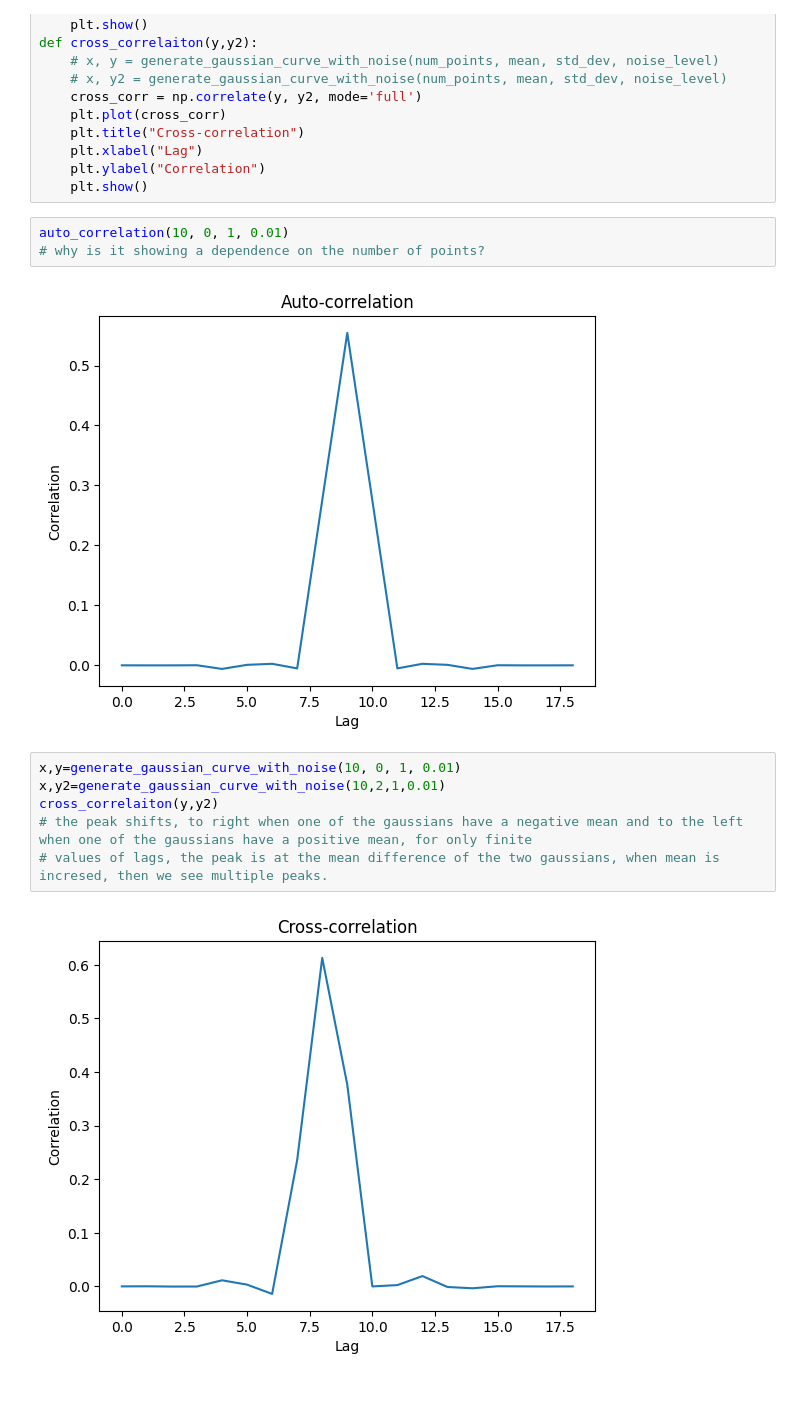
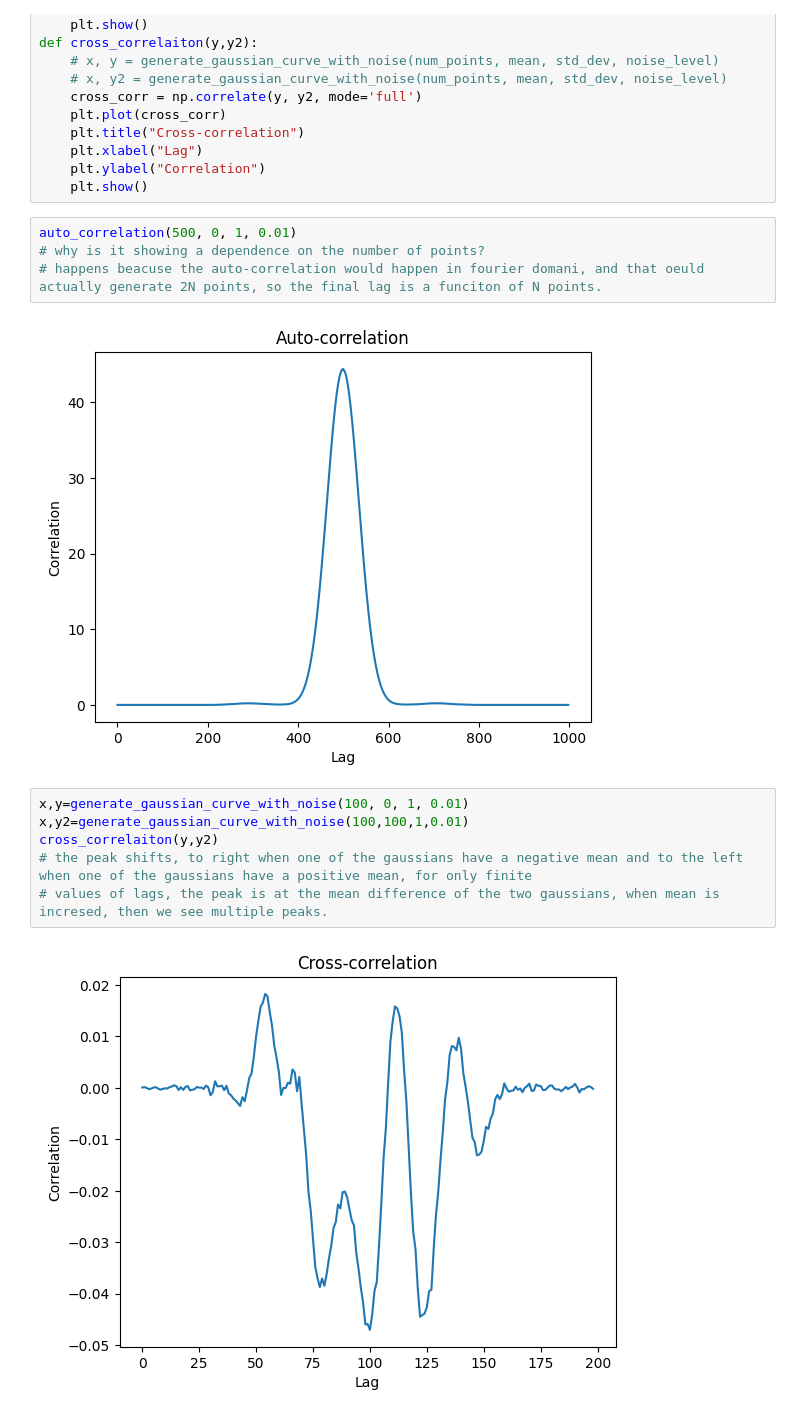
Before and after one commit to sonjaove/random-progs, a Jupyter notebook: corr.ipynb, the cells around one changed output. Drawn from its saved outputs; the diff is of its cells as text.

```diff
--- a/corr.ipynb
+++ b/corr.ipynb
@@ -37,15 +37,16 @@ def cross_correlaiton(y,y2):
     plt.ylabel("Correlation")
     plt.show()
 # %%
-auto_correlation(10, 0, 1, 0.01)
+auto_correlation(500, 0, 1, 0.01)
 # why is it showing a dependence on the number of points?
+# happens beacuse the auto-correlation would happen in fourier domani, and that oeuld actually generate 2N points, so the final lag is a funciton of N points.
 # %% [output]
-[figure, old version]
+[figure, new version]
 # %%
-x,y=generate_gaussian_curve_with_noise(10, 0, 1, 0.01)
-x,y2=generate_gaussian_curve_with_noise(10,2,1,0.01)
+x,y=generate_gaussian_curve_with_noise(100, 0, 1, 0.01)
+x,y2=generate_gaussian_curve_with_noise(100,100,1,0.01)
 cross_correlaiton(y,y2)
 # the peak shifts, to right when one of the gaussians have a negative mean and to the left when one of the gaussians have a positive mean, for only finite
 # values of lags, the peak is at the mean difference of the two gaussians, when mean is incresed, then we see multiple peaks.
 # %% [output]
-[figure, old version]
+[figure, new version]
```
Also changed, not shown: parts of 2 cells of this notebook.
